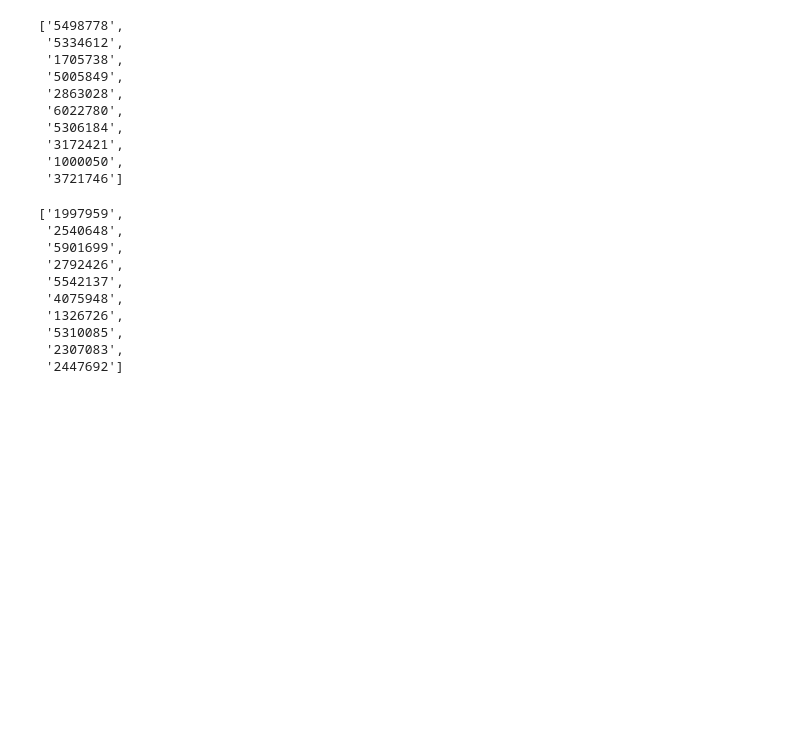
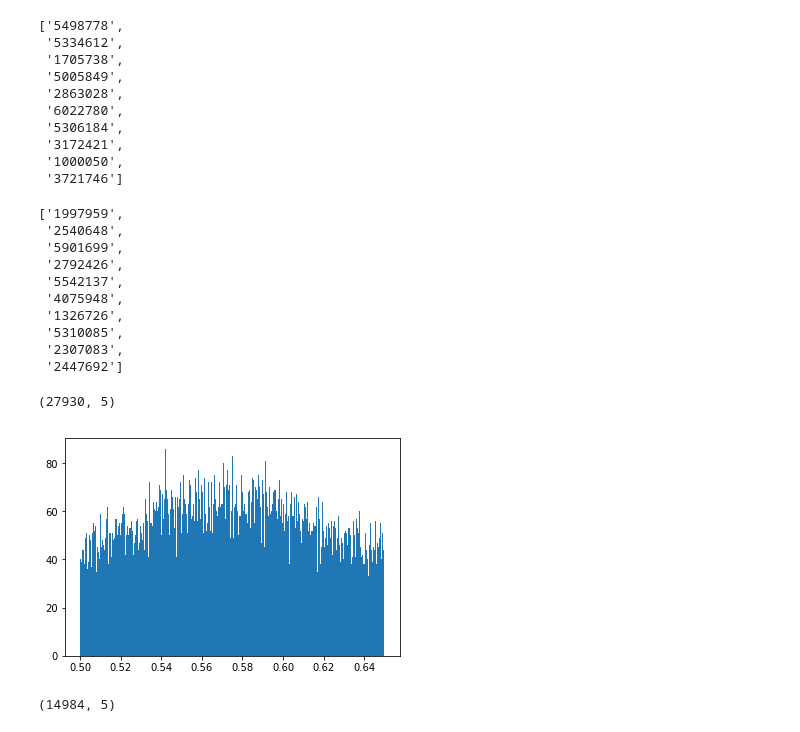
Before and after one commit to ramonacirstian/Diffusion, a Jupyter notebook: basic_stats.ipynb, the cells around one changed output. Saved outputs shown, nothing was run; the diff lists cells and outputs as text; code cells hidden in the pictures; blank space fills up the shorter version.

```diff
--- a/basic_stats.ipynb
+++ b/basic_stats.ipynb
@@ -272,3 +276,15 @@ outliers_dmri2.head(n=10).index.tolist()
  '5310085',
  '2307083',
  '2447692']
+# %%
+norm1_dmri_demo = dmri_demo.copy(deep=True)
+norm1_dmri_demo['discrepancy_dmri_t1'] = dmri_demo['discrepancy_dmri_t1'].mask(dmri_demo['discrepancy_dmri_t1']>0.65).mask(dmri_demo['discrepancy_dmri_t1']<0.5)
+norm1_dmri_demo.dropna(inplace=True)
+# %%
+norm1_dmri_demo.shape
+# %% [output]
+(27930, 5)
+# %%
+plt.hist(norm1_dmri_demo['discrepancy_dmri_t1'], bins=500);
+# %% [output]
+[figure, added]
@@ -274,0 +295,4 @@ outliers_dmri2.head(n=10).index.tolist()
+# %%
+norm2_dmri_demo.shape
+# %% [output]
+(14984, 5)
```
Also changed, not shown: parts of 4 cells of this notebook.
